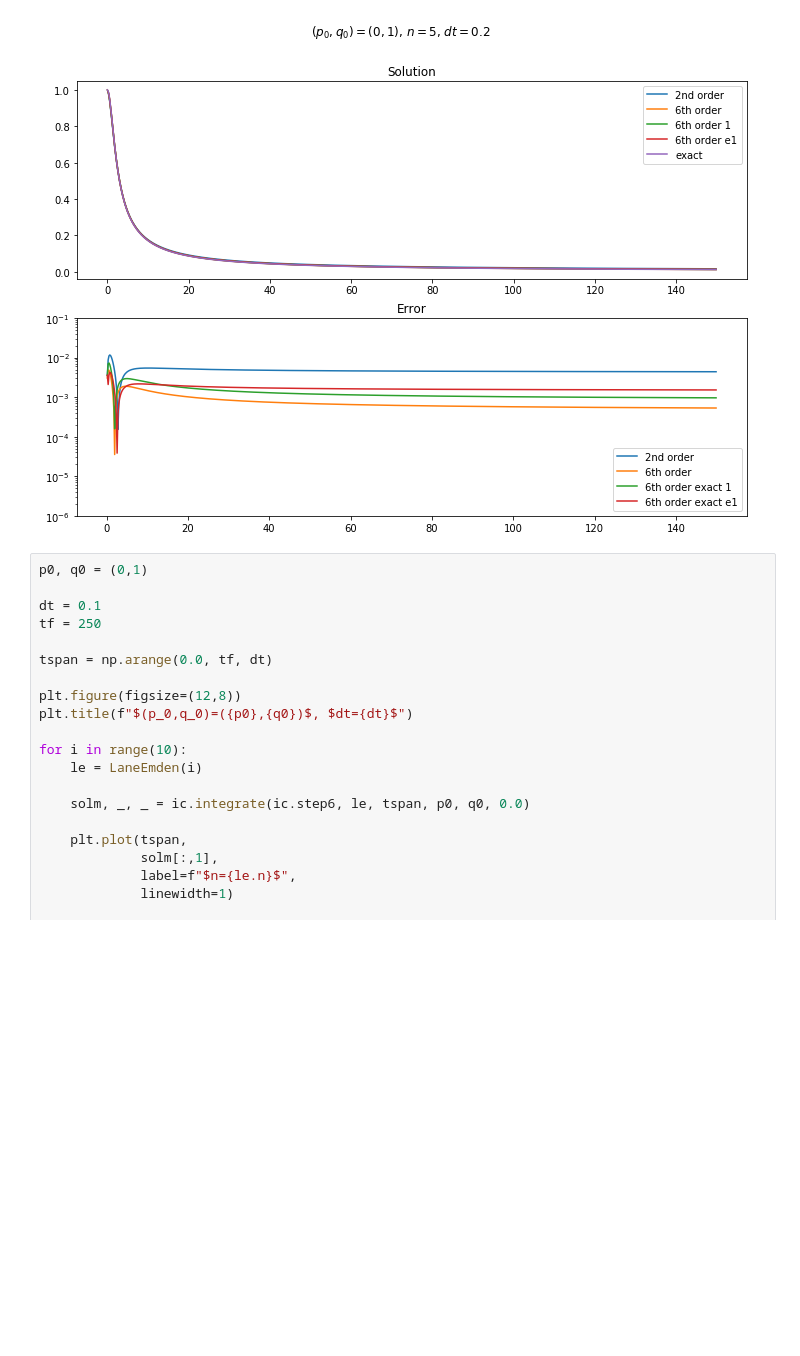
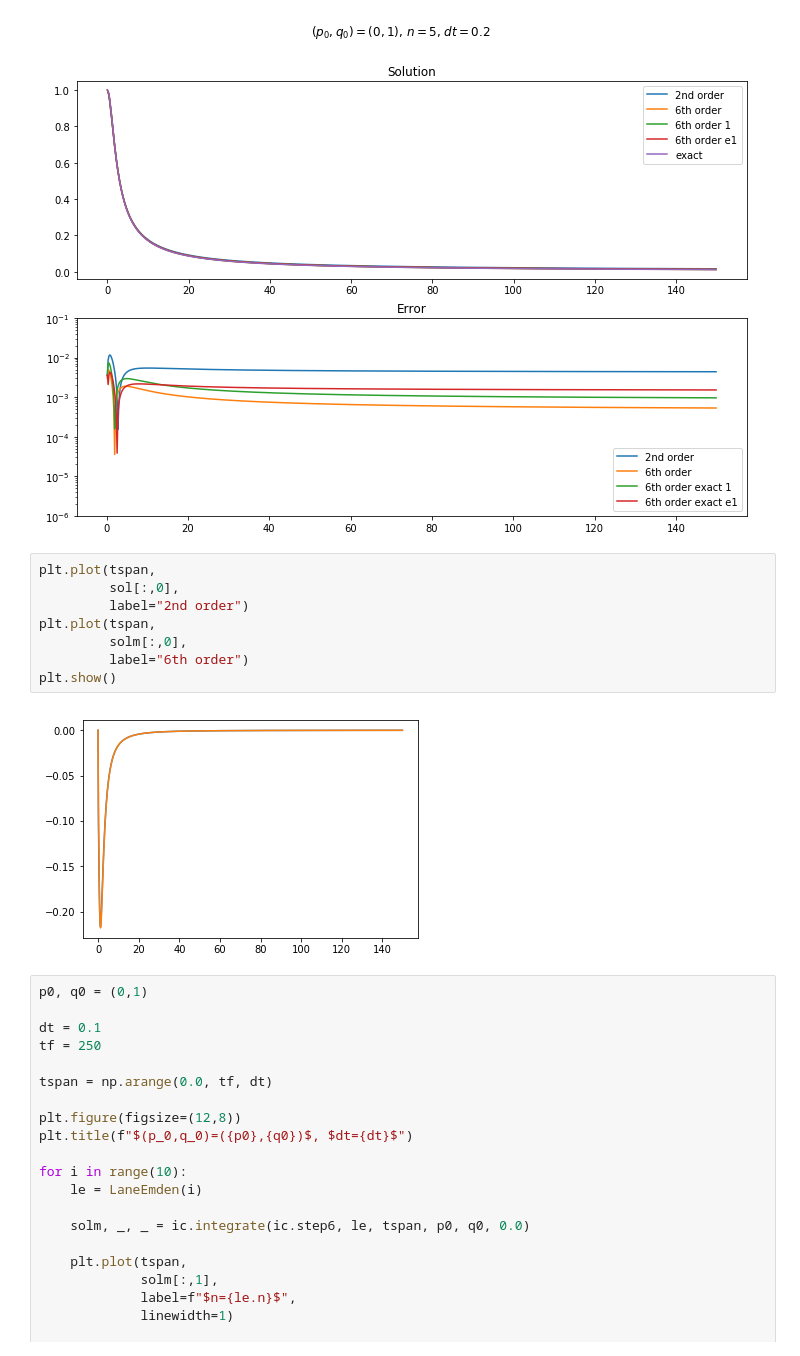
Before and after one commit to mseri/contact-integrators, a Jupyter notebook: The Lane-Emden Model.ipynb, the cells around one changed output. Saved outputs shown, nothing was run; the diff lists cells and outputs as text; blank space fills up the shorter version.

```diff
--- a/The Lane-Emden Model.ipynb
+++ b/The Lane-Emden Model.ipynb
@@ -298,6 +318,16 @@ plt.legend()
 plt.show()
 # %% [output]
 [figure]
+# %%
+plt.plot(tspan,
+         sol[:,0],
+         label="2nd order")
+plt.plot(tspan,
+         solm[:,0],
+         label="6th order")
+plt.show()
+# %% [output]
+[figure, added]
 # %%
 p0, q0 = (0,1)
 
```
Also changed, not shown: parts of 2 cells of this notebook.
